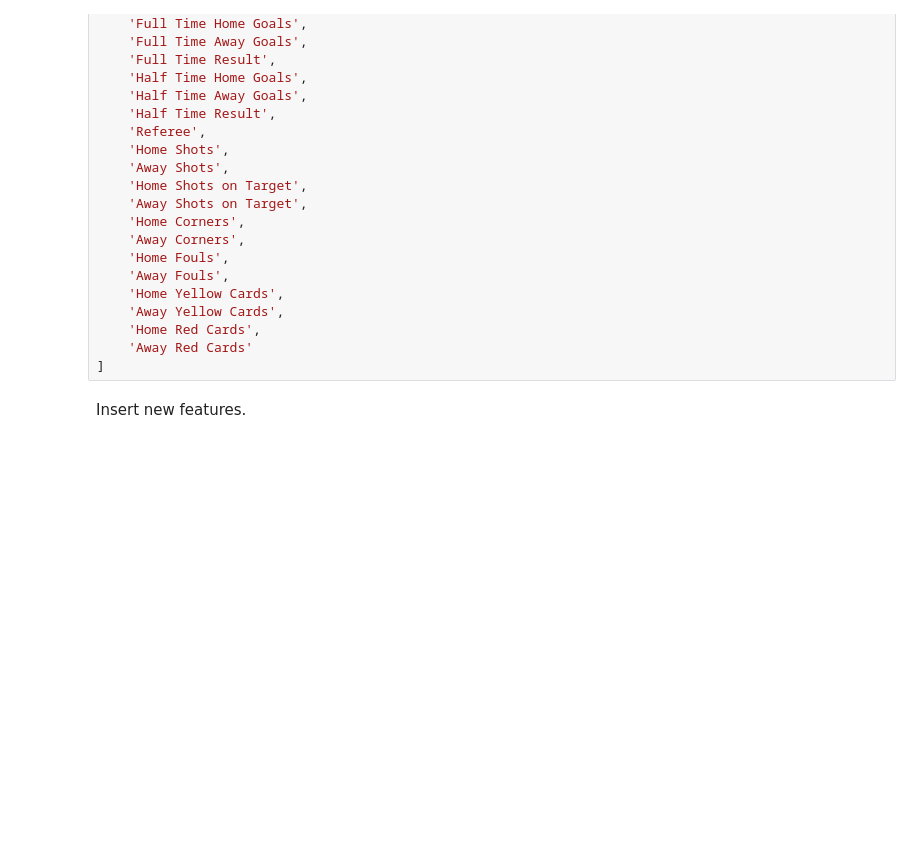
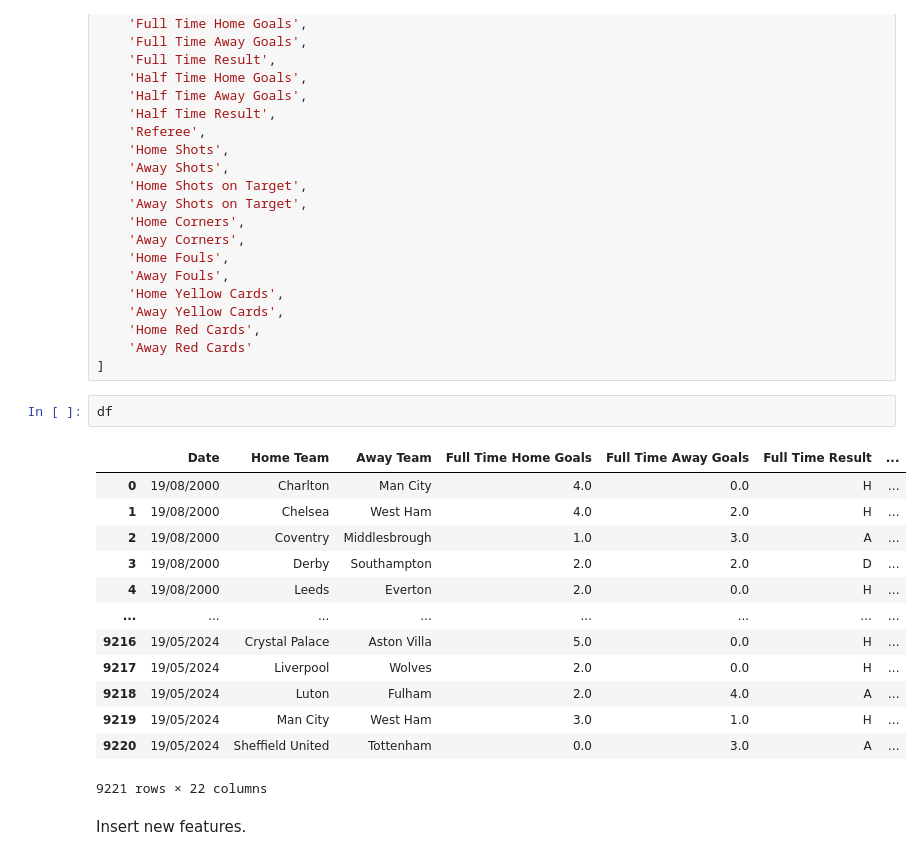
Before and after one commit to urasil/football-prediction, a Jupyter notebook: feature_selection.ipynb, the cells around one changed output. Saved outputs shown, nothing was run; the diff lists cells and outputs as text; blank space fills up the shorter version.

```diff
--- a/feature_selection.ipynb
+++ b/feature_selection.ipynb
@@ -32,6 +32,22 @@ df.columns = [
     'Home Red Cards',
     'Away Red Cards'
 ]
+# %%
+df
+# %% [output]
+|  | Date | Home Team | Away Team | Full Time Home Goals | Full Time Away Goals | Full Time Result | ... |
+| 0 | 19/08/2000 | Charlton | Man City | 4.0 | 0.0 | H | ... |
+| 1 | 19/08/2000 | Chelsea | West Ham | 4.0 | 2.0 | H | ... |
+| 2 | 19/08/2000 | Coventry | Middlesbrough | 1.0 | 3.0 | A | ... |
+| 3 | 19/08/2000 | Derby | Southampton | 2.0 | 2.0 | D | ... |
+| 4 | 19/08/2000 | Leeds | Everton | 2.0 | 0.0 | H | ... |
+| ... | ... | ... | ... | ... | ... | ... | ... |
+| 9216 | 19/05/2024 | Crystal Palace | Aston Villa | 5.0 | 0.0 | H | ... |
+| 9217 | 19/05/2024 | Liverpool | Wolves | 2.0 | 0.0 | H | ... |
+| 9218 | 19/05/2024 | Luton | Fulham | 2.0 | 4.0 | A | ... |
+| 9219 | 19/05/2024 | Man City | West Ham | 3.0 | 1.0 | H | ... |
+| 9220 | 19/05/2024 | Sheffield United | Tottenham | 0.0 | 3.0 | A | ... |
+9221 rows × 22 columns
 # %% [markdown]
 Insert new features.
 # %%
```
Also changed, not shown: 1 other file.
